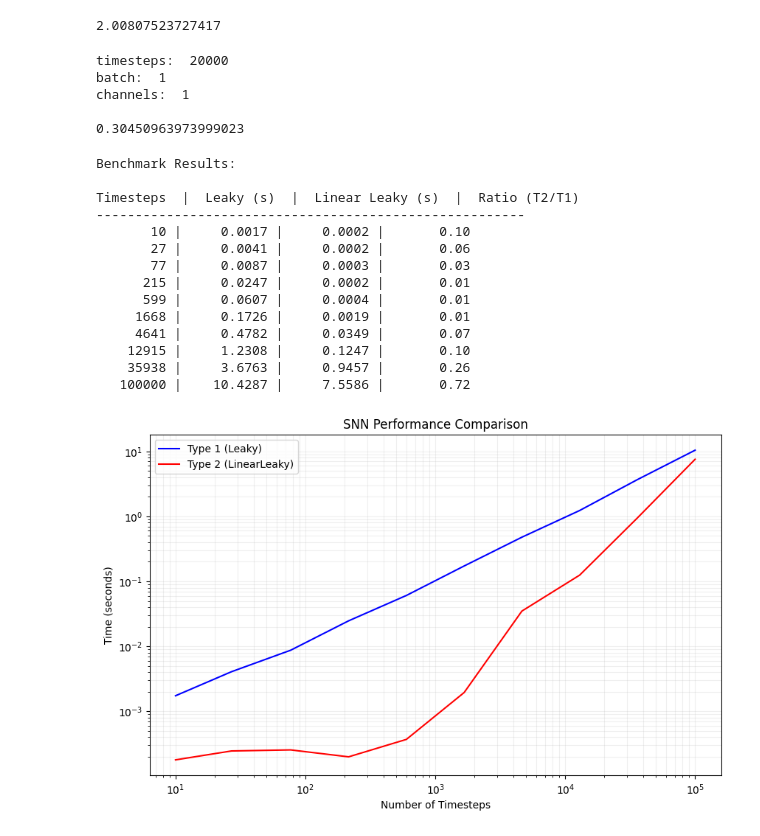
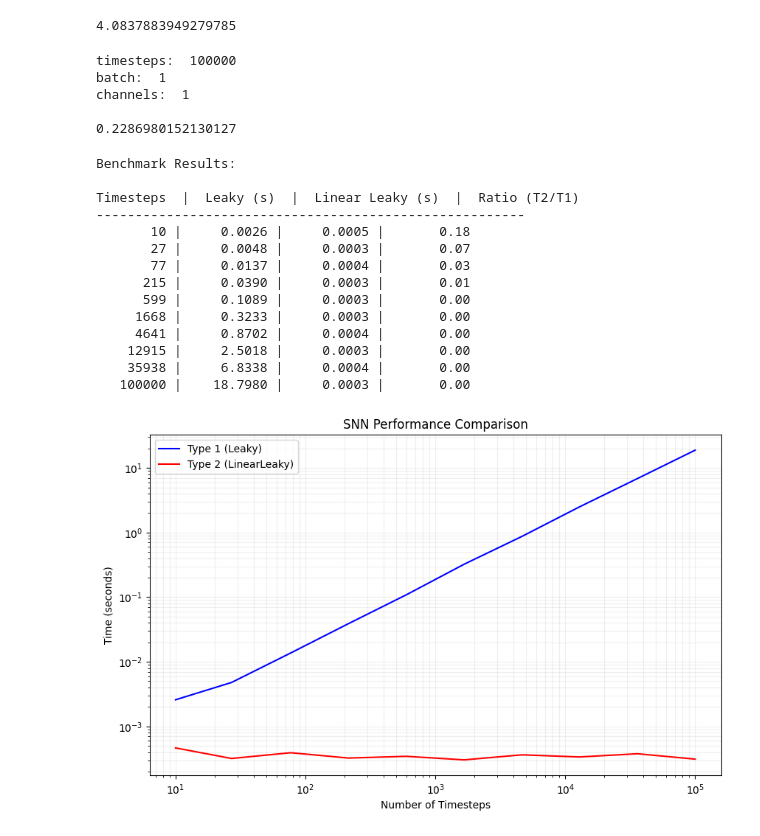
Before and after one commit to and-rewsmith/snntorch, a Jupyter notebook: playground/bench.ipynb, the cells around one changed output. Drawn from its saved outputs; the diff is of its cells as text; code cells hidden in the pictures.

```diff
--- a/playground/bench.ipynb
+++ b/playground/bench.ipynb
@@ -4,6 +4,7 @@ import time
 import snntorch as snn
 
 lif = snn.Leaky(beta=0.9)
+lif = lif.to('cuda')
 
 num_steps = 20000
 
@@ -19,9 +20,12 @@ end_time = time.time()
 
 print(f"{end_time-start_time}")
 # %% [output]
-2.00807523727417
+4.0837883949279785
 # %%
 lif = snn.LinearLeaky(beta=0.9)
+lif = lif.to('cuda')
+
+# lif = torch.compile(lif, mode="reduce-overhead", fullgraph=True, dynamic=False)
 
 timesteps = 100000
 batch = 1
@@ -31,18 +35,18 @@ print("batch: ", batch)
 print("channels: ", channels)
 print()
 
-input_ = torch.arange(1, timesteps * batch * channels + 1).float().view(timesteps, batch, channels)
+input_ = torch.arange(1, timesteps * batch * channels + 1).float().view(timesteps, batch, channels).to('cuda')
 start_time = time.time()
 lif.forward(input_)
 end_time = time.time()
 
 print(f"{end_time-start_time}")
 # %% [output]
-timesteps:  20000
+timesteps:  100000
 batch:  1
 channels:  1
 
-0.30450963973999023
+0.2286980152130127
 # %%
 import torch
 import time
@@ -50,11 +54,13 @@ import snntorch as snn
 import numpy as np
 import matplotlib.pyplot as plt
 
+device = "cuda"
+
 def bench_type1(num_steps):
-    lif = snn.Leaky(beta=0.9)
-    x = torch.rand(num_steps)
-    mem = torch.zeros(1)
-    spk = torch.zeros(1)
+    lif = snn.Leaky(beta=0.9).to(device)
+    x = torch.rand(num_steps).to(device)
+    mem = torch.zeros(1).to(device)
+    spk = torch.zeros(1).to(device)
 
     start_time = time.time()
     for step in range(num_steps):
@@ -64,10 +70,10 @@ def bench_type1(num_steps):
     return end_time - start_time
 
 def bench_type2(timesteps):
-    lif = snn.LinearLeaky(beta=0.9)
+    lif = snn.LinearLeaky(beta=0.9).to(device)
     batch = 1
     channels = 1
-    input_ = torch.arange(1, timesteps * batch * channels + 1).float().view(timesteps, batch, channels)
+    input_ = torch.arange(1, timesteps * batch * channels + 1).float().view(timesteps, batch, channels).to(device)
 
     start_time = time.time()
     lif.forward(input_)
@@ -76,7 +82,7 @@ def bench_type2(timesteps):
     return end_time - start_time
 
 # Define timesteps on log scale
-timesteps = np.logspace(1, 5, num=10, dtype=int)  # From 10 to ~20000 steps
+timesteps = np.logspace(1, 5, num=10, dtype=int)
 
 # Run benchmarks
 times1 = []
@@ -88,41 +94,41 @@ for steps in timesteps:
     time2 = np.mean([bench_type2(steps) for _ in range(n_runs)])
     times1.append(time1)
     times2.append(time2)
 
 # Create the plot
 plt.figure(figsize=(10, 6))
 plt.plot(timesteps, times1, 'b-', label='Type 1 (Leaky)')
 plt.plot(timesteps, times2, 'r-', label='Type 2 (LinearLeaky)')
 plt.xscale('log')
 plt.yscale('log')
 plt.grid(True, which="both", ls="-", alpha=0.2)
 plt.xlabel('Number of Timesteps')
 plt.ylabel('Time (seconds)')
 plt.title('SNN Performance Comparison')
 plt.legend()
 
 # Print the results
 print("Benchmark Results:")
 print("\nTimesteps  |  Leaky (s)  |  Linear Leaky (s)  |  Ratio (T2/T1)")
 print("-" * 55)
 for i, steps in enumerate(timesteps):
     ratio = times2[i] / times1[i]
     print(f"{steps:9d} | {times1[i]:10.4f} | {times2[i]:10.4f} | {ratio:10.2f}")
 
 plt.show()
 # %% [output]
 Benchmark Results:
 
 Timesteps  |  Leaky (s)  |  Linear Leaky (s)  |  Ratio (T2/T1)
 -------------------------------------------------------
-       10 |     0.0017 |     0.0002 |       0.10
-       27 |     0.0041 |     0.0002 |       0.06
-       77 |     0.0087 |     0.0003 |       0.03
-      215 |     0.0247 |     0.0002 |       0.01
-      599 |     0.0607 |     0.0004 |       0.01
-     1668 |     0.1726 |     0.0019 |       0.01
-     4641 |     0.4782 |     0.0349 |       0.07
-    12915 |     1.2308 |     0.1247 |       0.10
-    35938 |     3.6763 |     0.9457 |       0.26
-   100000 |    10.4287 |     7.5586 |       0.72
+       10 |     0.0026 |     0.0005 |       0.18
+       27 |     0.0048 |     0.0003 |       0.07
+       77 |     0.0137 |     0.0004 |       0.03
+      215 |     0.0390 |     0.0003 |       0.01
+      599 |     0.1089 |     0.0003 |       0.00
+     1668 |     0.3233 |     0.0003 |       0.00
+     4641 |     0.8702 |     0.0004 |       0.00
+    12915 |     2.5018 |     0.0003 |       0.00
+    35938 |     6.8338 |     0.0004 |       0.00
+   100000 |    18.7980 |     0.0003 |       0.00
-[figure, old version]
+[figure, new version]
```
Also changed, not shown: 2 other files.
